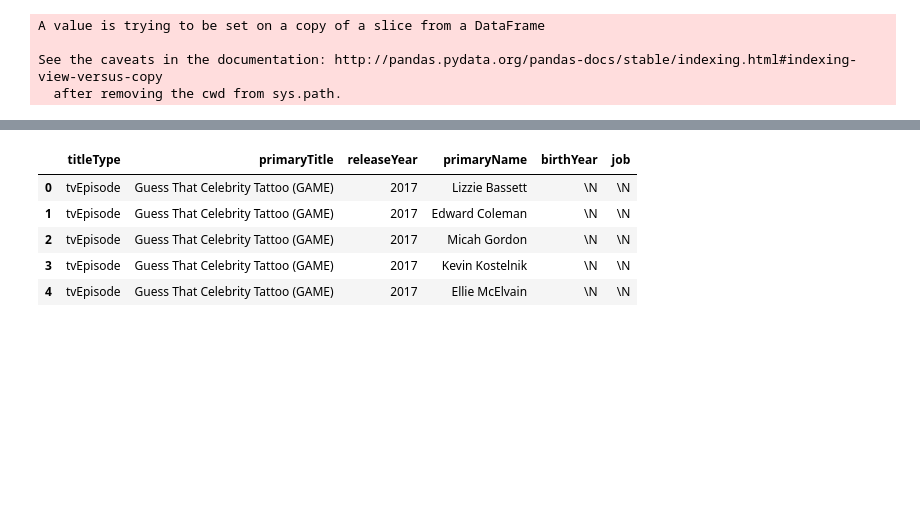
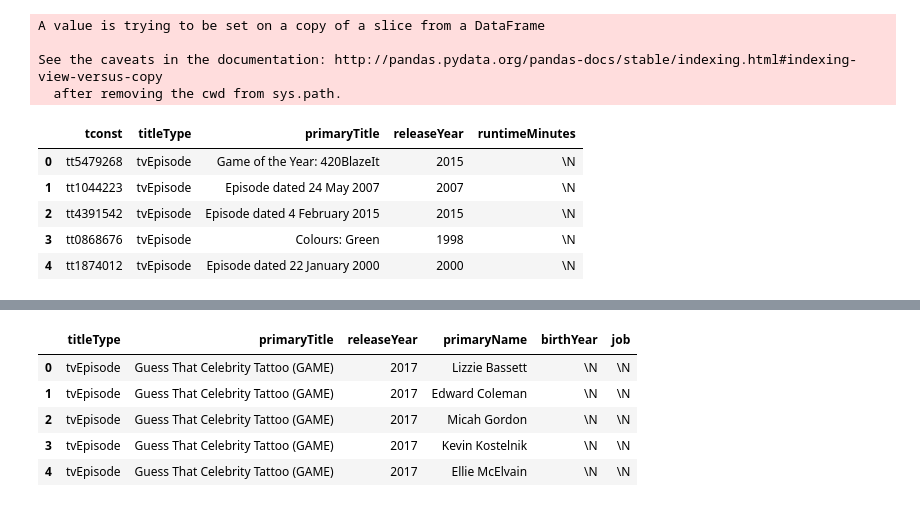
Before and after one commit to ketankokane94/CSCI_620_Data_Management_Project, a Jupyter notebook: dataAnalysisNotebook.ipynb, the cells around one changed output, grey strips where cells are left out. Saved outputs shown, nothing was run; the diff lists cells and outputs as text; code cells hidden in the pictures; blank space fills up the shorter version.

```diff
--- a/dataAnalysisNotebook.ipynb
+++ b/dataAnalysisNotebook.ipynb
@@ -1378,0 +1405,9 @@ generateSqlAndTsvFile(title_credit, TITLE_CREDIT_COLUMN_NAMES, 'title_credit')
+# %%
+tvepisode.head()
+# %% [output]
+|  | tconst | titleType | primaryTitle | releaseYear | runtimeMinutes |
+| 0 | tt5479268 | tvEpisode | Game of the Year: 420BlazeIt | 2015 | \N |
+| 1 | tt1044223 | tvEpisode | Episode dated 24 May 2007 | 2007 | \N |
+| 2 | tt4391542 | tvEpisode | Episode dated 4 February 2015 | 2015 | \N |
+| 3 | tt0868676 | tvEpisode | Colours: Green | 1998 | \N |
+| 4 | tt1874012 | tvEpisode | Episode dated 22 January 2000 | 2000 | \N |
```
Also changed, not shown: parts of 16 cells of this notebook, 1 other file.
